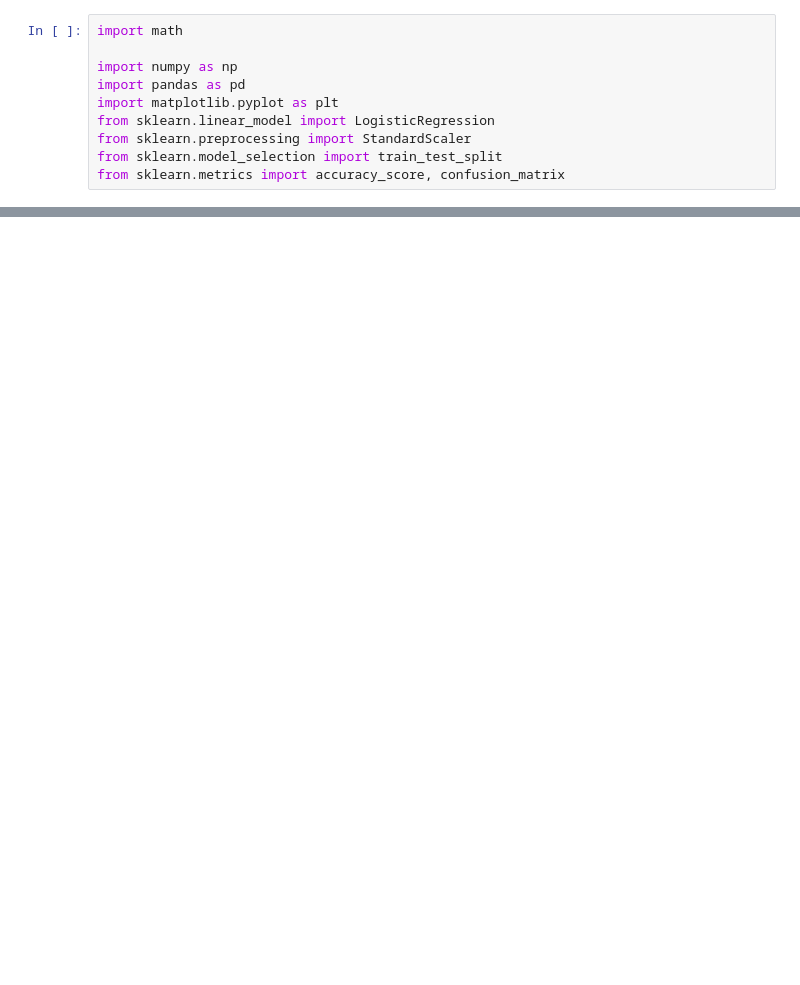
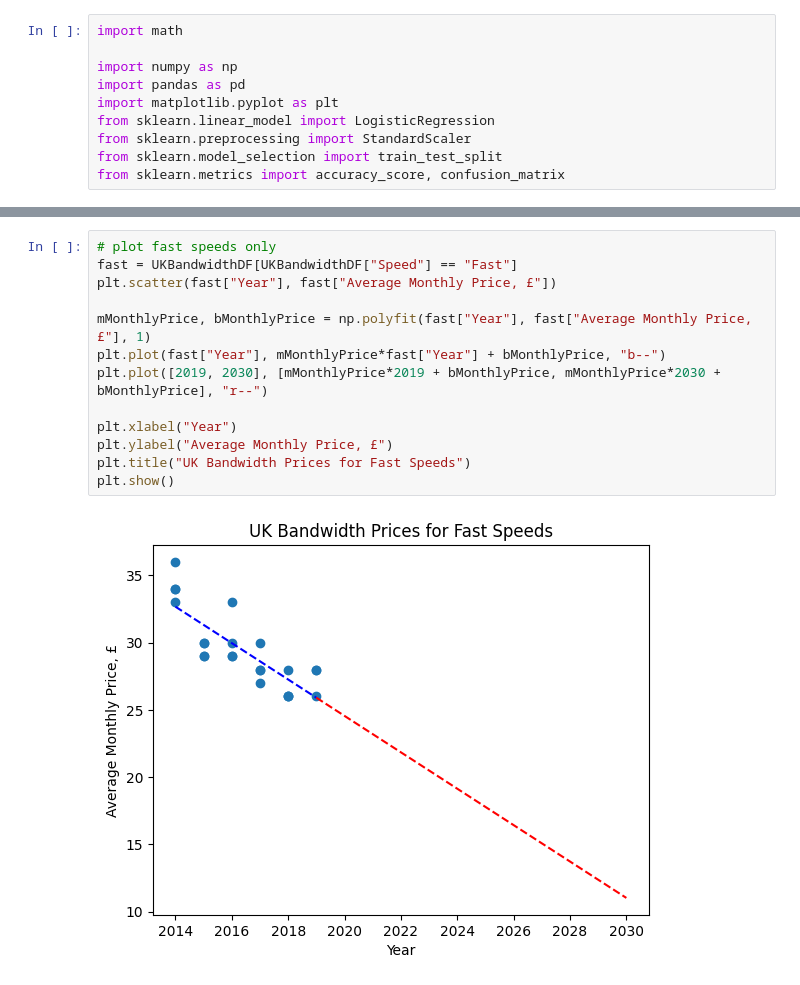
Before and after one commit to Flippergail/m3challenge, a Jupyter notebook: 2021Q1UK.ipynb, the cells around one changed output, grey strips where cells are left out. Cells and saved outputs as stored; diff of their text form; blank space fills up the shorter version.

```diff
--- a/2021Q1UK.ipynb
+++ b/2021Q1UK.ipynb
@@ -78,3 +46,18 @@ UKBandwidthData = {
 }
 
 UKBandwidthDF = pd.DataFrame(UKBandwidthData)
+# %%
+# plot fast speeds only
+fast = UKBandwidthDF[UKBandwidthDF["Speed"] == "Fast"]
+plt.scatter(fast["Year"], fast["Average Monthly Price, £"])
+
+mMonthlyPrice, bMonthlyPrice = np.polyfit(fast["Year"], fast["Average Monthly Price, £"], 1)
+plt.plot(fast["Year"], mMonthlyPrice*fast["Year"] + bMonthlyPrice, "b--")
+plt.plot([2019, 2030], [mMonthlyPrice*2019 + bMonthlyPrice, mMonthlyPrice*2030 + bMonthlyPrice], "r--")
+
+plt.xlabel("Year")
+plt.ylabel("Average Monthly Price, £")
+plt.title("UK Bandwidth Prices for Fast Speeds")
+plt.show()
+# %% [output]
+[figure, added]
```
Also changed, not shown: parts of 2 cells of this notebook, 2 other files.
